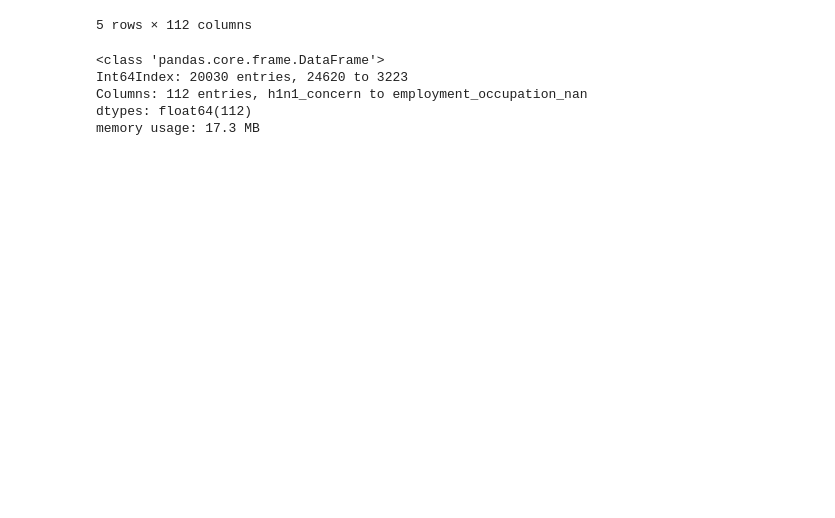
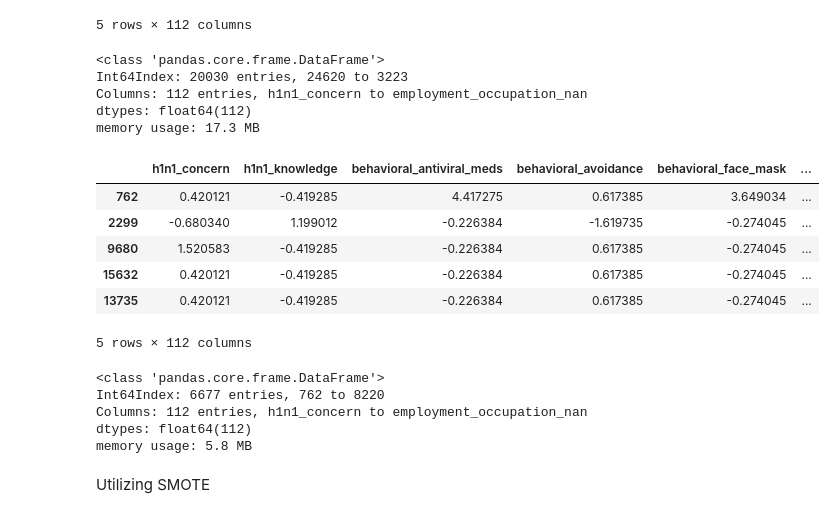
Before and after one commit to paulmachau/Phase3-project.May, a Jupyter notebook: H1N1_&_Seasonal_Flu.ipynb, the cells around one changed output. Saved outputs shown, nothing was run; the diff lists cells and outputs as text; code cells hidden in the pictures; blank space fills up the shorter version.

```diff
--- a/H1N1_&_Seasonal_Flu.ipynb
+++ b/H1N1_&_Seasonal_Flu.ipynb
@@ -979,11 +978,33 @@ test_dums = ohe.fit_transform(X_test_cat)
 test_dums_df = pd.DataFrame(test_dums,
                             columns=ohe.get_feature_names_out(X_test_cat.columns),
                             index=X_test_cat.index)
-# %%
-X_test_cat = X_test.select_dtypes('object')
-
-ohe = OneHotEncoder(sparse=False)
-test_dums = ohe.fit_transform(X_test_cat)
-test_dums_df = pd.DataFrame(test_dums,
-                            columns=ohe.get_feature_names_out(X_test_cat.columns),
-                            index=X_test_cat.index)
+# %%
+#performe standard scaling on the numerical columns of X_test and stored the transformed data in test_nums_df
+X_test_nums = X_test.select_dtypes('float64')
+
+test_nums = ss.transform(X_test_nums)
+test_nums_df = pd.DataFrame(test_nums,
+                            columns=X_test_nums.columns,
+                            index=X_test_nums.index)
+# %%
+#concatenate it with test_dums_df to create the final cleaned test dataset:
+X_test_clean = pd.concat([test_nums_df, test_dums_df], axis=1)
+X_test_clean.head()
+# %% [output]
+|  | h1n1_concern | h1n1_knowledge | behavioral_antiviral_meds | behavioral_avoidance | behavioral_face_mask | ... |
+| 762 | 0.420121 | -0.419285 | 4.417275 | 0.617385 | 3.649034 | ... |
+| 2299 | -0.680340 | 1.199012 | -0.226384 | -1.619735 | -0.274045 | ... |
+| 9680 | 1.520583 | -0.419285 | -0.226384 | 0.617385 | -0.274045 | ... |
+| 15632 | 0.420121 | -0.419285 | -0.226384 | 0.617385 | -0.274045 | ... |
+| 13735 | 0.420121 | -0.419285 | -0.226384 | 0.617385 | -0.274045 | ... |
+5 rows × 112 columns
+# %%
+X_test_clean.info()
+# %% [output]
+<class 'pandas.core.frame.DataFrame'>
+Int64Index: 6677 entries, 762 to 8220
+Columns: 112 entries, h1n1_concern to employment_occupation_nan
+dtypes: float64(112)
+memory usage: 5.8 MB
+# %% [markdown]
+Utilizing SMOTE
```
Also changed, not shown: parts of 30 cells of this notebook.
